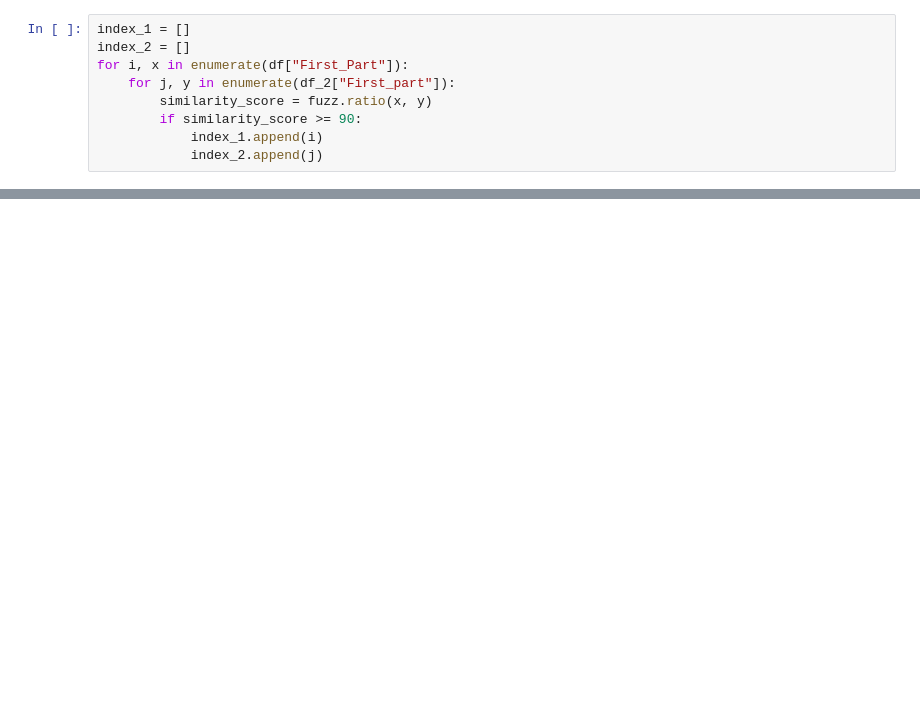
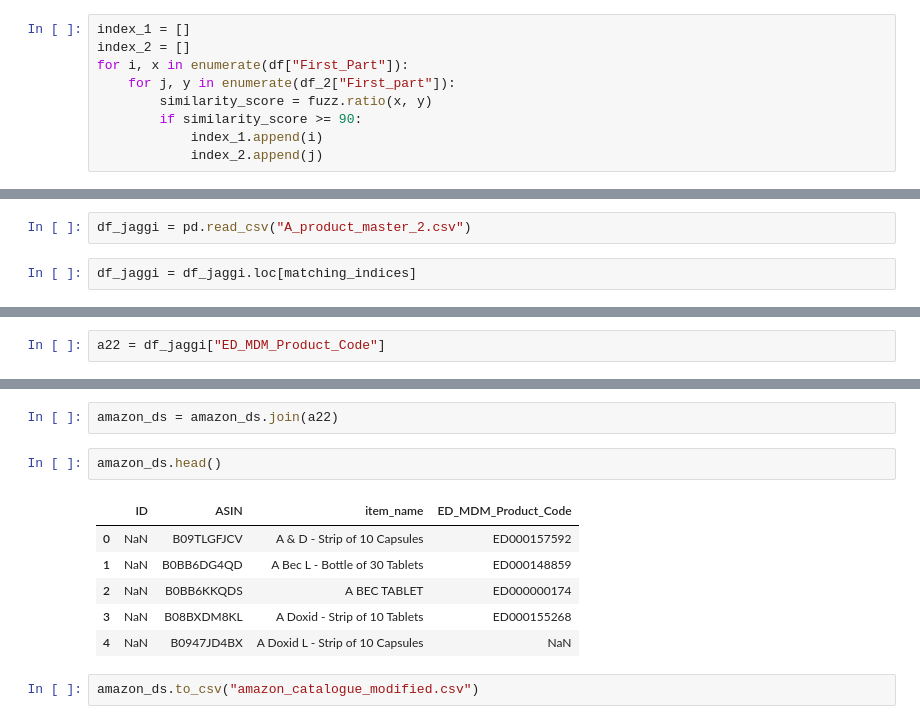
Before and after one commit to lBRAHIM8323/Project, a Jupyter notebook: A.ipynb, the cells around one changed output, grey strips where cells are left out. Cells and saved outputs as stored; diff of their text form; blank space fills up the shorter version.

```diff
--- a/A.ipynb
+++ b/A.ipynb
@@ -277,0 +267,4 @@ TypeError: object of type 'float' has no len()
+# %%
+df_jaggi = pd.read_csv("A_product_master_2.csv")
+# %%
+df_jaggi = df_jaggi.loc[matching_indices]
@@ -277,0 +281,2 @@ TypeError: object of type 'float' has no len()
+# %%
+a22 = df_jaggi["ED_MDM_Product_Code"]
@@ -277,0 +292,13 @@ TypeError: object of type 'float' has no len()
+# %%
+amazon_ds = amazon_ds.join(a22)
+# %%
+amazon_ds.head()
+# %% [output]
+|  | ID | ASIN | item_name | ED_MDM_Product_Code |
+| 0 | NaN | B09TLGFJCV | A & D - Strip of 10 Capsules | ED000157592 |
+| 1 | NaN | B0BB6DG4QD | A Bec L - Bottle of 30 Tablets | ED000148859 |
+| 2 | NaN | B0BB6KKQDS | A BEC TABLET | ED000000174 |
+| 3 | NaN | B08BXDM8KL | A Doxid - Strip of 10 Tablets | ED000155268 |
+| 4 | NaN | B0947JD4BX | A Doxid L - Strip of 10 Capsules | NaN |
+# %%
+amazon_ds.to_csv("amazon_catalogue_modified.csv")
```
Also changed, not shown: parts of 22 cells of this notebook, 6 other files.
